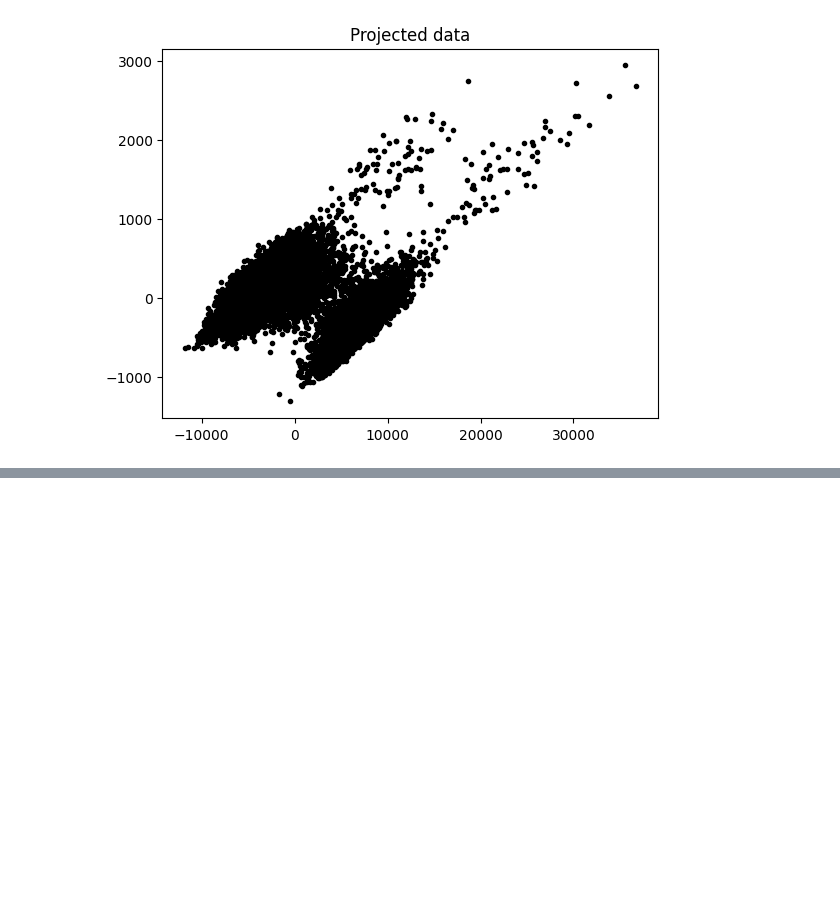
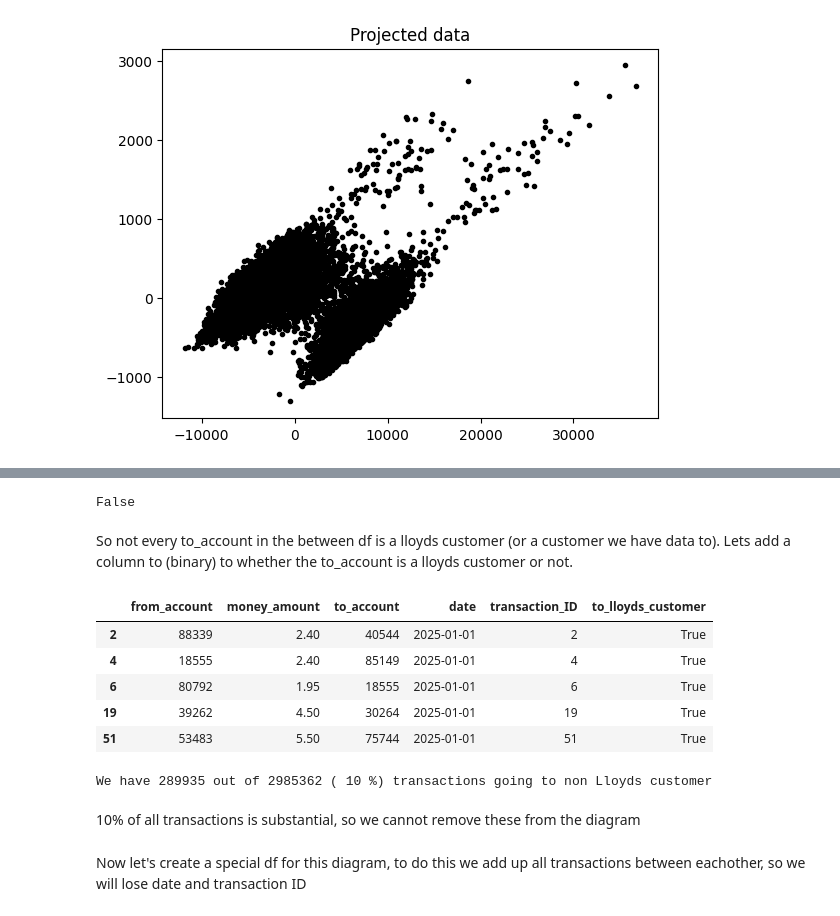
Before and after one commit to qt22010/DSMP-Grp24-, a Jupyter notebook: Sasha/cleaning_forIncomePrediction.ipynb, the cells around one changed output, grey strips where cells are left out. Cells and saved outputs as stored; diff of their text form; code cells hidden in the pictures; blank space fills up the shorter version.

```diff
--- a/Sasha/cleaning_forIncomePrediction.ipynb
+++ b/Sasha/cleaning_forIncomePrediction.ipynb
@@ -374,0 +409,32 @@ KeyError: "Column(s) ['estimated_income', 'money_amount_x'] do not exist"
+# %%
+unique_between = set(df_between['to_account'].unique()) #Turning these arrays into sets allow us to use the .issubset method
+customers = set(np.array(df_customers.index))
+unique_between.issubset(customers) #This will return true if all the customers being sent money are also Lloyds customers
+# %% [output]
+False
+# %% [markdown]
+So not every to_account in the between df is a lloyds customer (or a customer we have data to).
+Lets add a column to (binary) to whether the to_account is a lloyds customer or not.
+# %%
+unique_between = df_between['to_account'].unique() #Gets an array of all customer ID's being sent money
+customers = (np.array(df_customers.index)) #Gets an array of all the Customer ID's we have data to
+dict = {} # Initialising my dictionary
+for i in range(0,len(unique_between)):
+    dict[unique_between[i]] = unique_between[i] in customers #This will create a dictionary where every key is an element in unique_between and the corresponding value is T/F depending on if that customer is a Lloyds customer
+df_between['to_lloyds_customer'] = df_between['to_account'].map(lambda x: dict[x]) #We use this dictionary to map a new column
+df_between.head()
+# %% [output]
+|  | from_account | money_amount | to_account | date | transaction_ID | to_lloyds_customer |
+| 2 | 88339 | 2.40 | 40544 | 2025-01-01 | 2 | True |
+| 4 | 18555 | 2.40 | 85149 | 2025-01-01 | 4 | True |
+| 6 | 80792 | 1.95 | 18555 | 2025-01-01 | 6 | True |
+| 19 | 39262 | 4.50 | 30264 | 2025-01-01 | 19 | True |
+| 51 | 53483 | 5.50 | 75744 | 2025-01-01 | 51 | True |
+# %%
+print('We have', len(df_between[(df_between.to_lloyds_customer == 0)]), 'out of', len(df_between), '(',round(100*len(df_between[(df_between.to_lloyds_customer == 0)])/len(df_between)), '%) transactions going to non Lloyds customers')
+# %% [output]
+We have 289935 out of 2985362 ( 10 %) transactions going to non Lloyds customer
+# %% [markdown]
+10% of all transactions is substantial, so we cannot remove these from the diagram
+# %% [markdown]
+Now let's create a special df for this diagram, to do this we add up all transactions between eachother, so we will lose date and transaction ID
```
Also changed, not shown: parts of 25 cells of this notebook.
